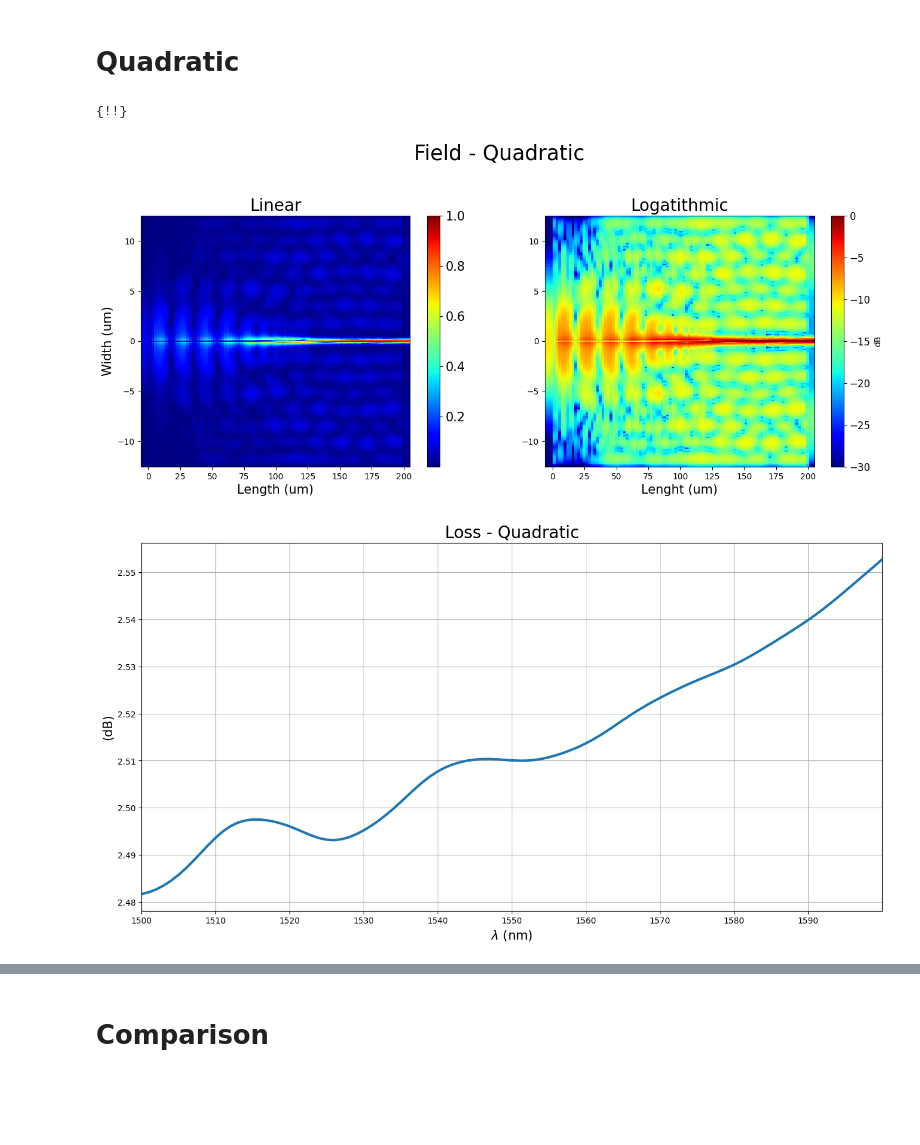
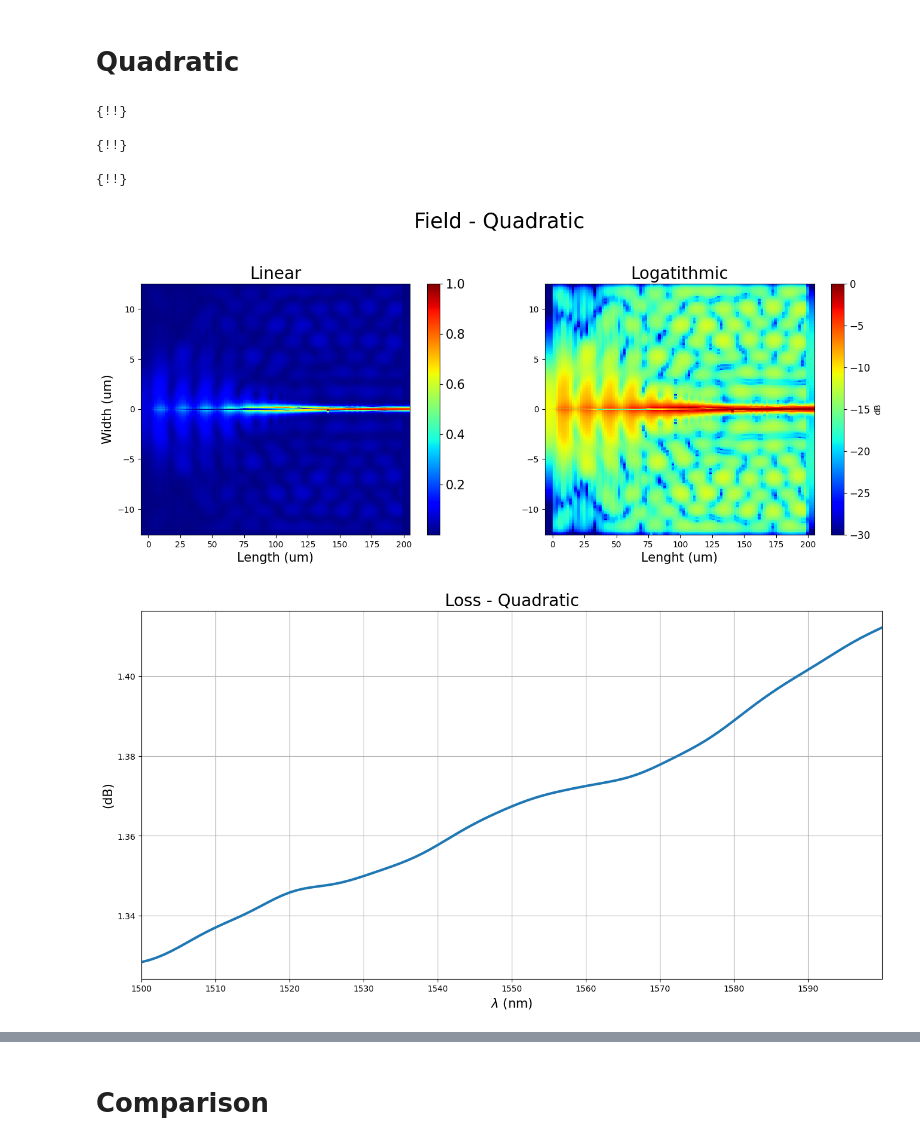
Before and after one commit to Leoopessoa/Edge-Coupler, a Jupyter notebook: Simulation/Components Assembly.ipynb, the cells around one changed output, grey strips where cells are left out. Drawn from its saved outputs; the diff is of its cells as text; code cells hidden in the pictures; blank space fills up the shorter version.

```diff
--- a/Simulation/Components Assembly.ipynb
+++ b/Simulation/Components Assembly.ipynb
@@ -66,7 +66,7 @@ N = 100
 time = 5e-12
 
 yspan = 25e-6
-zspan = 15e-6
+zspan = 25e-6
 substratez = 4e-6 + height
 
 fdtd = 0 # if 0 to open mode and generate eme, 1 to open and generate FDTD
@@ -935,7 +905,11 @@ lum.select('output')
 lum.delete()
 lum.select('EME')
 lum.delete()
-lum.select('mesh')
+lum.select('full coupler mesh')
+lum.delete()
+lum.select('extension mesh')
+lum.delete()
+lum.select('high order mesh')
 lum.delete()
 
 if fdtd:
@@ -1021,9 +995,9 @@ else:
     lum.set("number of cell groups",3)
     lum.set("group spans",np.transpose([5e-6, length, 4e-6]))
     lum.set({
-        "cells"                   :np.transpose([1,100, 1]),
+        "cells"                   :np.transpose([1, 80, 1]),
         "subcell method"          :np.transpose([0, 1, 0]), # 0 = none,  1 = CVCS
-        "modes"                   :np.transpose([6, 40, 6]),
+        "modes"                   :np.transpose([4, 32, 4]),
         "x min"                   :-5e-6,
         "y"                       :0,
         "y span"                  :yspan,
@@ -1066,26 +1040,45 @@ else:
 
     lum.addmesh()
     lum.set({
-        'based on a structure' : 1,
-        'structure'            : 'core',
+        'based on a structure': 1,
+        'structure'           : 'core',
         'set mesh multiplier' : 1,
         'y mesh multiplier'   : meshmulti,
         'z mesh multiplier'   : meshmulti,
+        'name'                : 'full coupler mesh'
         })
     lum.addmesh()
     lum.set({
-        'based on a structure' : 1,
-        'structure'            : 'extension',
+        'based on a structure': 1,
+        'structure'           : 'extension',
         'set mesh multiplier' : 1,
         'y mesh multiplier'   : meshmulti,
         'z mesh multiplier'   : meshmulti,
+        'name'                : 'extension mesh'
     })
+    lum.addmesh()
+    lum.set({
+        'name'   : 'high order mesh',
+        'x'      : 25e-6,
+        'x span' : 50e-6,
+        'y'      : 0,
+        'y span' : 0.15e-6,
+        'z'      : 0,
+        'z span' : 0.4e-6,
+        'dx'     : 0.003e-6,
+        'dy'     : 0.003e-6,
+        'dz'     : 0.006e-6,
+    })
 # %% [output]
 {!!}
+
+{!!}
+
+{!!}
 # %%
-# Plot Linear and Log TE Mode Field Monitor Graph
+# Plot Linear and Log Mode Field Monitor Graph
 
-figure6 = plt.figure(figsize=(16, 12), edgecolor= 'white', facecolor= 'white')
+figure5 = plt.figure(figsize=(16, 12), edgecolor= 'white', facecolor= 'white')
 
 lum.emepropagate()
 
@@ -1096,35 +1089,35 @@ x = field['x']
 y = field['y']
 E = field['E']
 
 E = np.sqrt(E[:,:,0,:,0]**2 + E[:,:,0,:,1]**2 + E[:,:,0,:,2]**2)
 E = np.transpose(abs(E[:,:,0]))
 np.shape(x[:,0])
 Elog = 10*np.log10(E/np.max(E))
 
 plt.suptitle('Field - Quadratic', fontsize = 25)
 plt.subplot(221)
 plt.pcolormesh(x[:,0]*1e6,y[:,0]*1e6,E/np.max(E),cmap = 'jet')
 plt.xlabel('Length (um)',fontsize=15)
 plt.ylabel('Width (um)',fontsize=15)
 plt.yticks(fontsize=10)
 plt.xticks(fontsize=10)
 cbar = plt.colorbar()
 cbar.ax.tick_params(labelsize=15)
 plt.title("Linear", fontsize = 20)
 
 E = E/np.max(E)
 plt.subplot(222)
 plt.pcolormesh(x[:,0]*1e6,y[:,0]*1e6,Elog,cmap = 'jet', vmin = -30, vmax = 0)
 plt.xlabel('Lenght (um)',fontsize=15)
 plt.yticks(fontsize=10)
 plt.xticks(fontsize=10)
 cbar = plt.colorbar(label='dB')
 cbar.ax.tick_params(labelsize=12)
 plt.title("Logatithmic", fontsize = 20)
 
-plt.savefig('../Documentation/Figures/FieldMonitor_Quadratic')
+plt.savefig('../Documentation/Figures/FieldMonitor_QuadraticTE')
 # %% [output]
-[figure, old version]
+[figure, new version]
 # %%
  # Getting results
 
@@ -1147,7 +1140,7 @@ else:
 # %%
 # Plotting transmission and insertion loss
 
-figure7 = plt.figure(figsize=(16,8))
+figure6 = plt.figure(figsize=(16,8))
 wavelength = np.linspace(1500,1600,len(T))
 plt.title('Loss - Quadratic', size = 20)
 
@@ -1159,6 +1152,6 @@ plt.xlim(1500,1600)
 plt.xlabel('$\lambda$ (nm)', size = 15)
 plt.ylabel('(dB)', size = 15)
 plt.grid()
-plt.savefig('../Documentation/Figures/Loss_Quadratic')
+plt.savefig('../Documentation/Figures/Loss_QuadraticTE')
 # %% [output]
-[figure, old version]
+[figure, new version]
```
Also changed, not shown: parts of 21 cells of this notebook, 38 other files.
